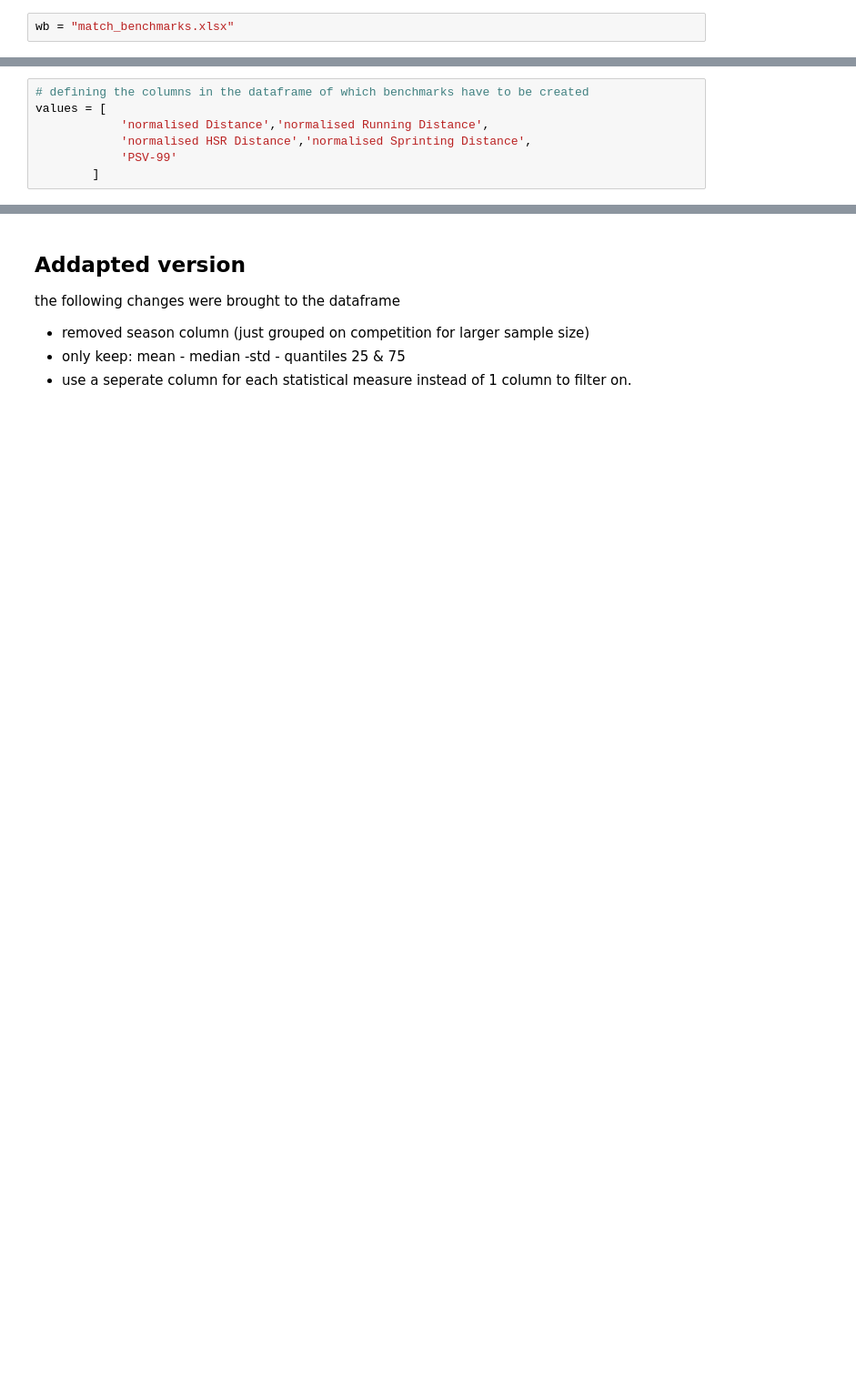
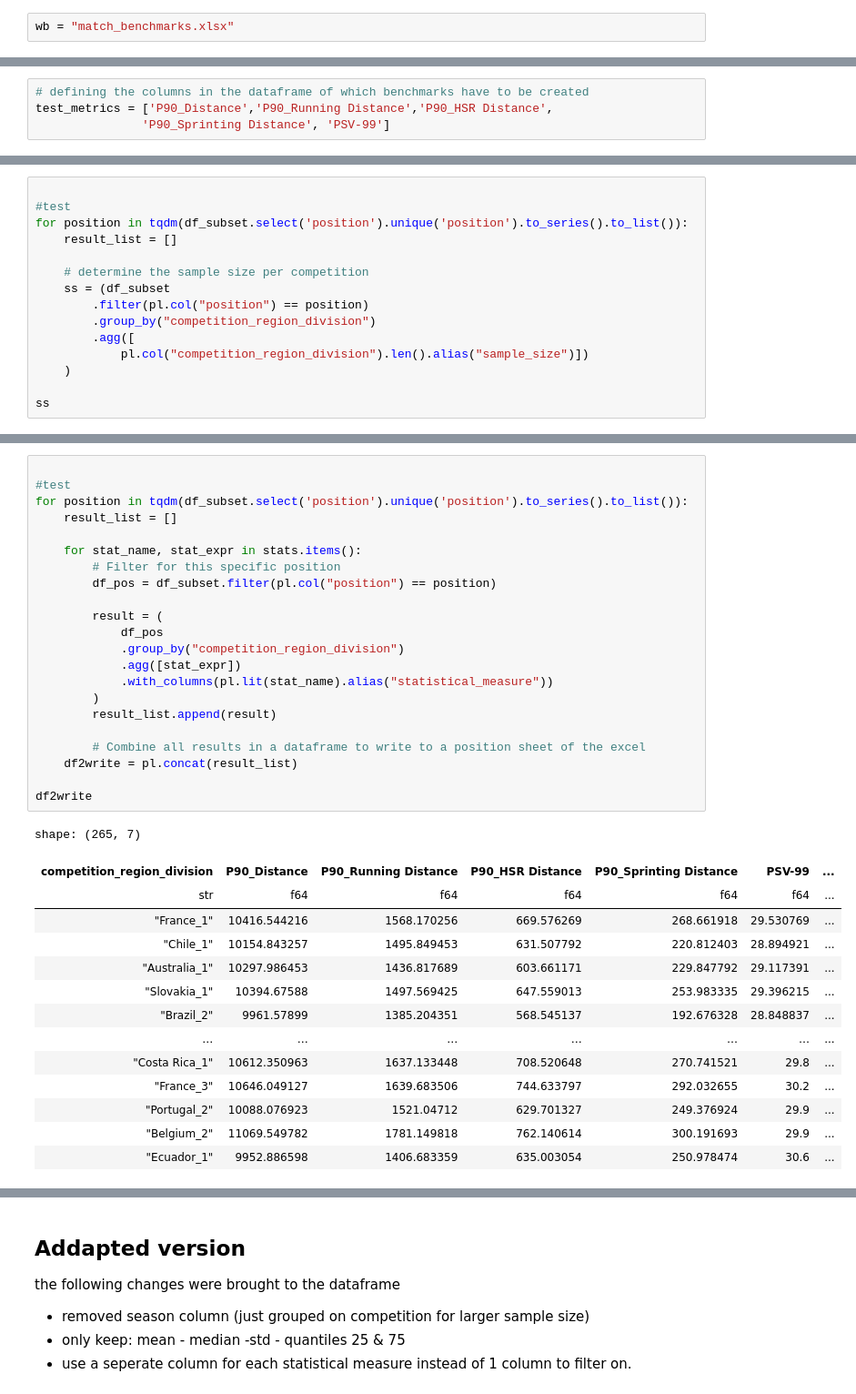
Before and after one commit to ihosten/internship_club_brugge, a Jupyter notebook: start_project/bench_analysis.ipynb, the cells around one changed output, grey strips where cells are left out. Shown at 91% size. Saved outputs shown, nothing was run; the diff lists cells and outputs as text; blank space fills up the shorter version.

```diff
--- a/start_project/bench_analysis.ipynb
+++ b/start_project/bench_analysis.ipynb
@@ -60,9 +73,6 @@ print(positions)
 # %%
 # defining the columns in the dataframe of which benchmarks have to be created
-values = [
-            'normalised Distance','normalised Running Distance',
-            'normalised HSR Distance','normalised Sprinting Distance',
-            'PSV-99'
-        ]
+test_metrics = ['P90_Distance','P90_Running Distance','P90_HSR Distance',
+               'P90_Sprinting Distance', 'PSV-99']
 # %%
 stats = {
@@ -74 +84,16 @@ stats = {
 }
+# %%
+
+#test
+for position in tqdm(df_subset.select('position').unique('position').to_series().to_list()):
+    result_list = []
+
+    # determine the sample size per competition
+    ss = (df_subset
+        .filter(pl.col("position") == position)
+        .group_by("competition_region_division")
+        .agg([
+            pl.col("competition_region_division").len().alias("sample_size")])
+    )
+
+ss
@@ -75,3 +115,40 @@ stats = {
+# %%
+
+#test
+for position in tqdm(df_subset.select('position').unique('position').to_series().to_list()):
+    result_list = []
+
+    for stat_name, stat_expr in stats.items():
+        # Filter for this specific position
+        df_pos = df_subset.filter(pl.col("position") == position)
+
+        result = (
+            df_pos
+            .group_by("competition_region_division")
+            .agg([stat_expr])
+            .with_columns(pl.lit(stat_name).alias("statistical_measure"))
+        )
+        result_list.append(result)
+
+        # Combine all results in a dataframe to write to a position sheet of the excel
+    df2write = pl.concat(result_list)
+
+df2write
+# %% [output]
+shape: (265, 7)
+| competition_region_division | P90_Distance | P90_Running Distance | P90_HSR Distance | P90_Sprinting Distance | PSV-99 | ... |
+| str | f64 | f64 | f64 | f64 | f64 | ... |
+| "France_1" | 10416.544216 | 1568.170256 | 669.576269 | 268.661918 | 29.530769 | ... |
+| "Chile_1" | 10154.843257 | 1495.849453 | 631.507792 | 220.812403 | 28.894921 | ... |
+| "Australia_1" | 10297.986453 | 1436.817689 | 603.661171 | 229.847792 | 29.117391 | ... |
+| "Slovakia_1" | 10394.67588 | 1497.569425 | 647.559013 | 253.983335 | 29.396215 | ... |
+| "Brazil_2" | 9961.57899 | 1385.204351 | 568.545137 | 192.676328 | 28.848837 | ... |
+| … | … | … | … | … | … | ... |
+| "Costa Rica_1" | 10612.350963 | 1637.133448 | 708.520648 | 270.741521 | 29.8 | ... |
+| "France_3" | 10646.049127 | 1639.683506 | 744.633797 | 292.032655 | 30.2 | ... |
+| "Portugal_2" | 10088.076923 | 1521.04712 | 629.701327 | 249.376924 | 29.9 | ... |
+| "Belgium_2" | 11069.549782 | 1781.149818 | 762.140614 | 300.191693 | 29.9 | ... |
+| "Ecuador_1" | 9952.886598 | 1406.683359 | 635.003054 | 250.978474 | 30.6 | ... |
 # %%
 
 #counter = 0
```
Also changed, not shown: parts of 11 cells of this notebook, 3 other files.
